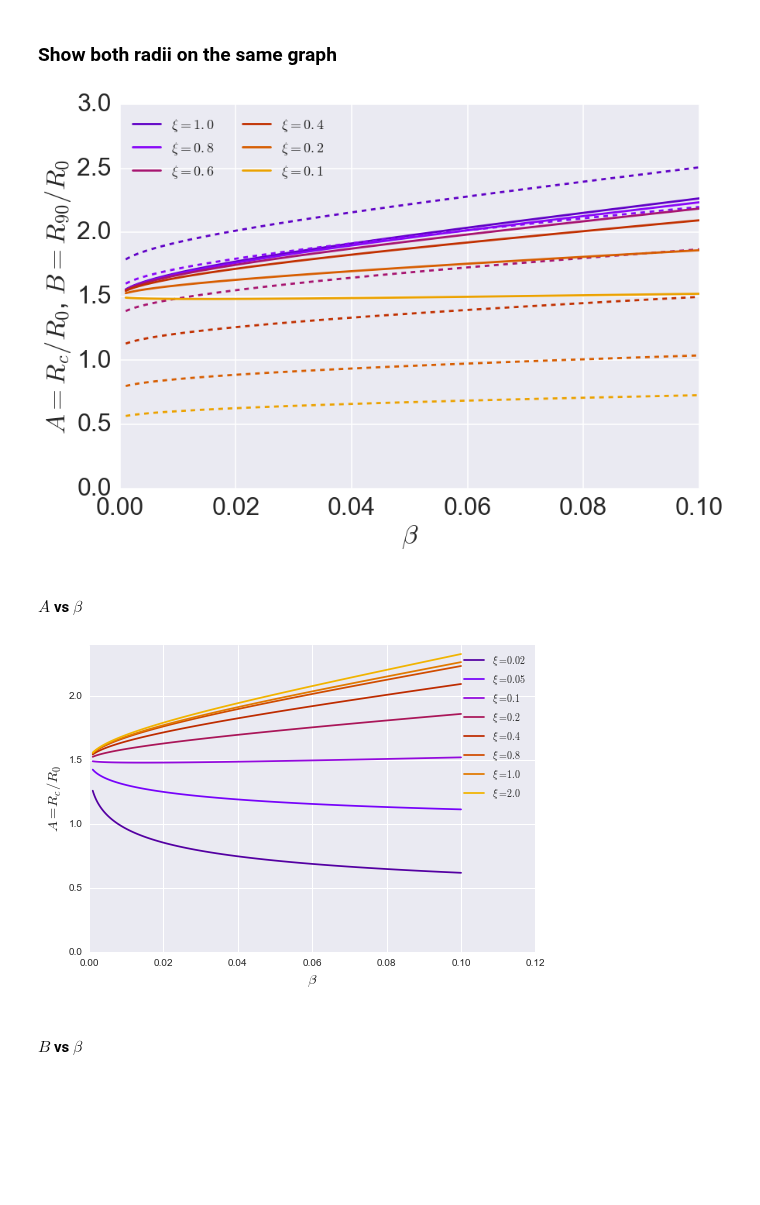
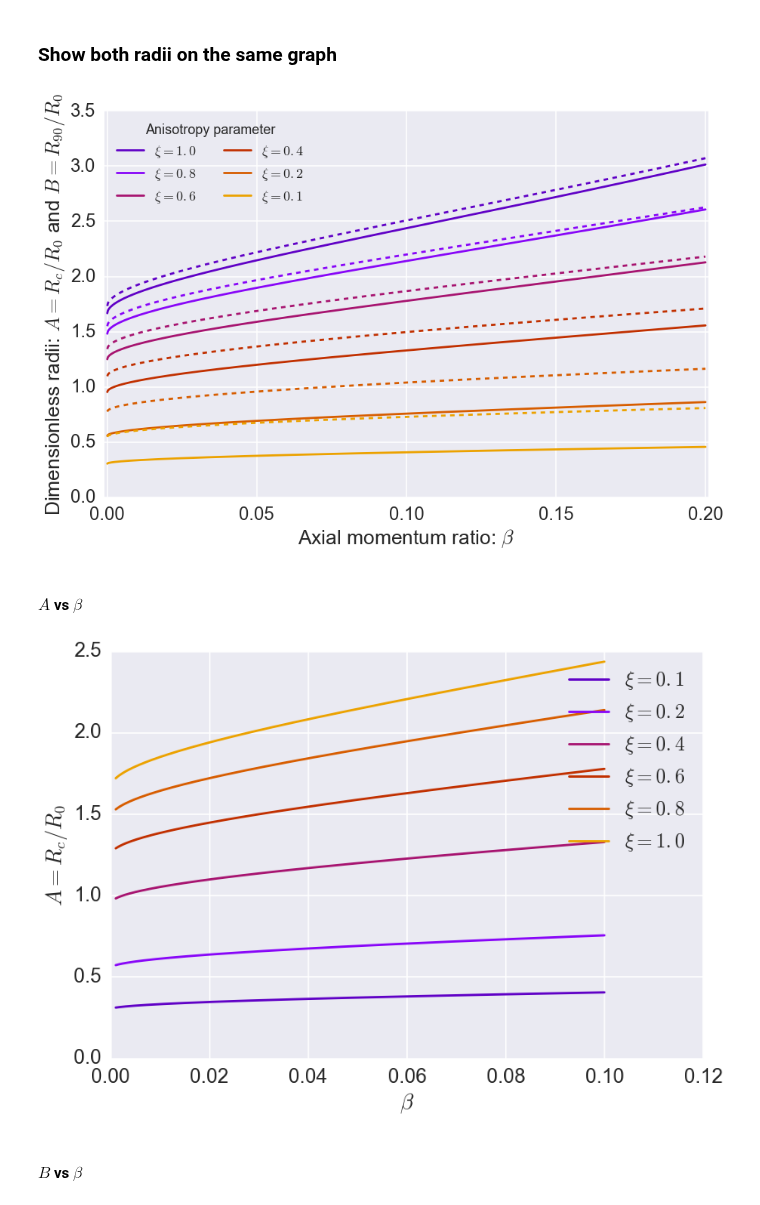
Before and after one commit to will-henney/bowshock-shape, a Jupyter notebook: papers/Paper1/Radii_vs_beta.ipynb, the cells around one changed output. Cells and saved outputs as stored; diff of their text form; code cells hidden in the pictures; blank space fills up the shorter version.

Commit message:
Recalculate radii vs beta plots
These now use the corrected formula for Rc.  The results are very
different: we no longer get any oblate spheroids!

```diff
--- a/papers/Paper1/Radii_vs_beta.ipynb
+++ b/papers/Paper1/Radii_vs_beta.ipynb
@@ -29,7 +30,8 @@ def A(b, xi):
     """
     k = 2*(1./xi - 1.)
     sb = np.sqrt(b)
-    alpha = (1 + 2*sb*(1 + 0.1*(1 - sb) - (3./40.)*k/(1  +sb)))/6.
+    c = (1 - b - 9.0*k/4.0)/30.0
+    alpha = (1.0 + 2*sb)/6.0 + c/(1 + sb)
     return 1./(1.0-2*alpha)
 # %%
 def theta_c(beta,xi=1.0):
@@ -50,7 +52,7 @@ def B(beta,xi=1.0):
 # %% [markdown]
 ## Defining arrays for $\beta$ and $\xi$
 # %%
-beta = np.logspace(-3,-1,500)
+beta = np.linspace(0.0,0.2,1000)
 xi = [0.1,0.2,0.4,0.6,0.8,1.0]
 xcolors = sns.color_palette("gnuplot",len(xi))
 # %% [markdown]
@@ -78,34 +80,37 @@ sns.axes_style()
 # %% [markdown]
 ### Show both radii on the same graph
 # %%
-sns.set_context('poster', font_scale=2.0, rc={'font.size': 20})
+sns.set_context('poster', font_scale=1.5)
+labelsize = 18
 for x,xc in zip(reversed(xi), xcolors):
     ACurv = A(beta,x)
     plt.plot(beta,ACurv,linestyle="-",color=xc,label=r"$\xi={}$".format(x))
     Bnorm = B(beta,x)
     plt.plot(beta,Bnorm,linestyle = "--",color=xc,label=None)
-plt.legend(ncol=2, loc='upper left', fontsize=18)
-plt.xlabel(r"$\beta$",fontsize="xx-large")
-plt.ylabel(r"$A=R_c/R_0$, $B=R_{90}/R_0$",fontsize="xx-large")
-plt.ylim(0.0, None)
-plt.xlim(0.0, 0.10)
+leg = plt.legend(loc='upper left', fontsize=labelsize, ncol=2, title='Anisotropy parameter')
+leg.get_title().set_fontsize(labelsize)
+plt.xlabel(r"Axial momentum ratio: $\beta$")
+plt.ylabel(r"Dimensionless radii: $A=R_c/R_0$ and $B=R_{90}/R_0$")
+plt.ylim(0.0, 3.5)
+plt.xlim(-0.001, 0.201)
 plt.tight_layout()
 plt.savefig("AB-beta.pdf");
 # %% [output]
-[figure, old version]
+[figure, new version]
 # %% [markdown]
 #### $A$ vs $\beta$
 # %%
+sns.set_context('poster', font_scale=1.5)
 for x,xc in zip(xi,xcolors):
     ACurv = A(beta,x)
     plt.plot(beta,ACurv,linestyle="-",color=xc,label=r"$\xi={}$".format(x))
 plt.legend()
-plt.xlabel(r"$\beta$",fontsize="large")
-plt.ylabel(r"$A=R_c/R_0$",fontsize="large")
+plt.xlabel(r"$\beta$")
+plt.ylabel(r"$A=R_c/R_0$")
 plt.ylim(0.0, None)
 plt.savefig("A-beta.pdf");
 # %% [output]
-[figure, old version]
+[figure, new version]
 # %% [markdown]
 #### $B$ vs $\beta$
 # %%
```
Also changed, not shown: parts of 5 cells of this notebook, 4 other files.
